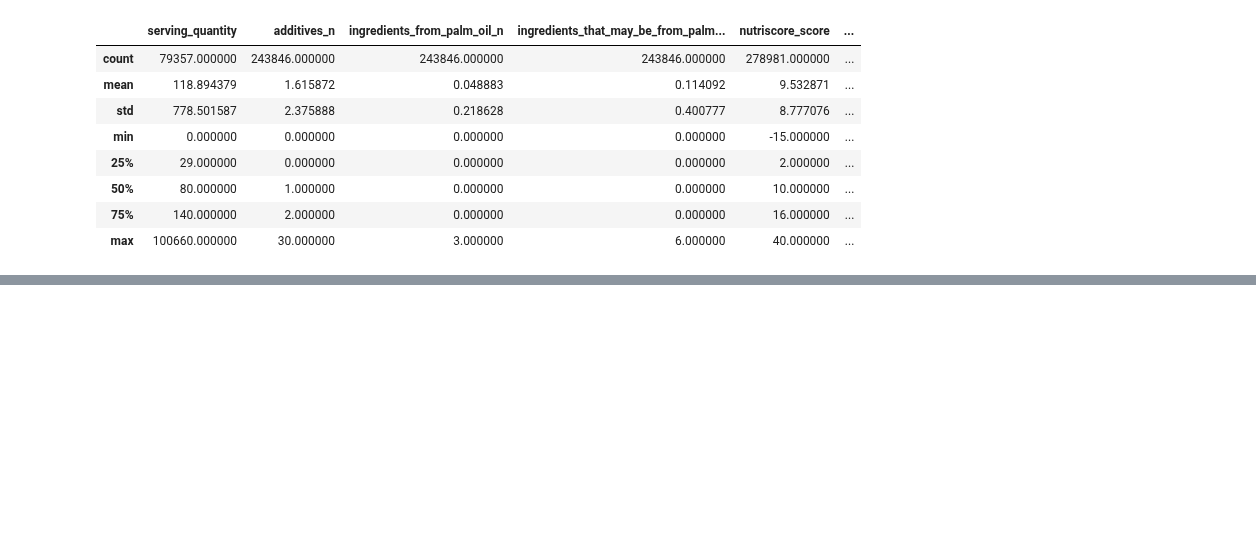
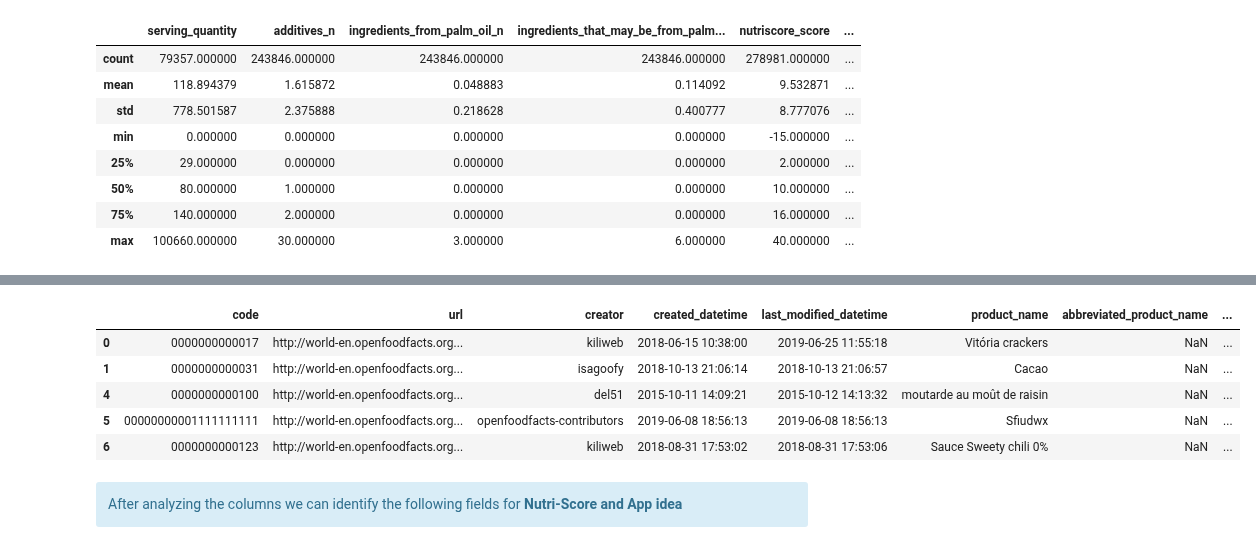
Before and after one commit to samirhinojosa/OC-P3-design-application-public-health, a Jupyter notebook: cleaning_notebook.ipynb, the cells around one changed output, grey strips where cells are left out. Saved outputs shown, nothing was run; the diff lists cells and outputs as text; code cells hidden in the pictures; blank space fills up the shorter version.

```diff
--- a/cleaning_notebook.ipynb
+++ b/cleaning_notebook.ipynb
@@ -510,0 +708,10 @@ pd.reset_option("display.max_columns") # reset max of showing cols
+# %%
+pd.set_option("display.max_columns", None)
+data.head(5)
+# %% [output]
+|  | code | url | creator | created_datetime | last_modified_datetime | product_name | abbreviated_product_name | ... |
+| 0 | 0000000000017 | http://world-en.openfoodfacts.org... | kiliweb | 2018-06-15 10:38:00 | 2019-06-25 11:55:18 | Vitória crackers | NaN | ... |
+| 1 | 0000000000031 | http://world-en.openfoodfacts.org... | isagoofy | 2018-10-13 21:06:14 | 2018-10-13 21:06:57 | Cacao | NaN | ... |
+| 4 | 0000000000100 | http://world-en.openfoodfacts.org... | del51 | 2015-10-11 14:09:21 | 2015-10-12 14:13:32 | moutarde au moût de raisin | NaN | ... |
+| 5 | 00000000001111111111 | http://world-en.openfoodfacts.org... | openfoodfacts-contributors | 2019-06-08 18:56:13 | 2019-06-08 18:56:13 | Sfiudwx | NaN | ... |
+| 6 | 0000000000123 | http://world-en.openfoodfacts.org... | kiliweb | 2018-08-31 17:53:02 | 2018-08-31 17:53:06 | Sauce Sweety chili 0% | NaN | ... |
@@ -510,0 +720,4 @@ pd.reset_option("display.max_columns") # reset max of showing cols
+# %% [markdown]
+<div class="alert alert-block alert-info">
+After analyzing the columns we can identify the following fields for <b>Nutri-Score</b> <b>and App idea</b>
+</div>
```
Also changed, not shown: parts of 9 cells of this notebook.
